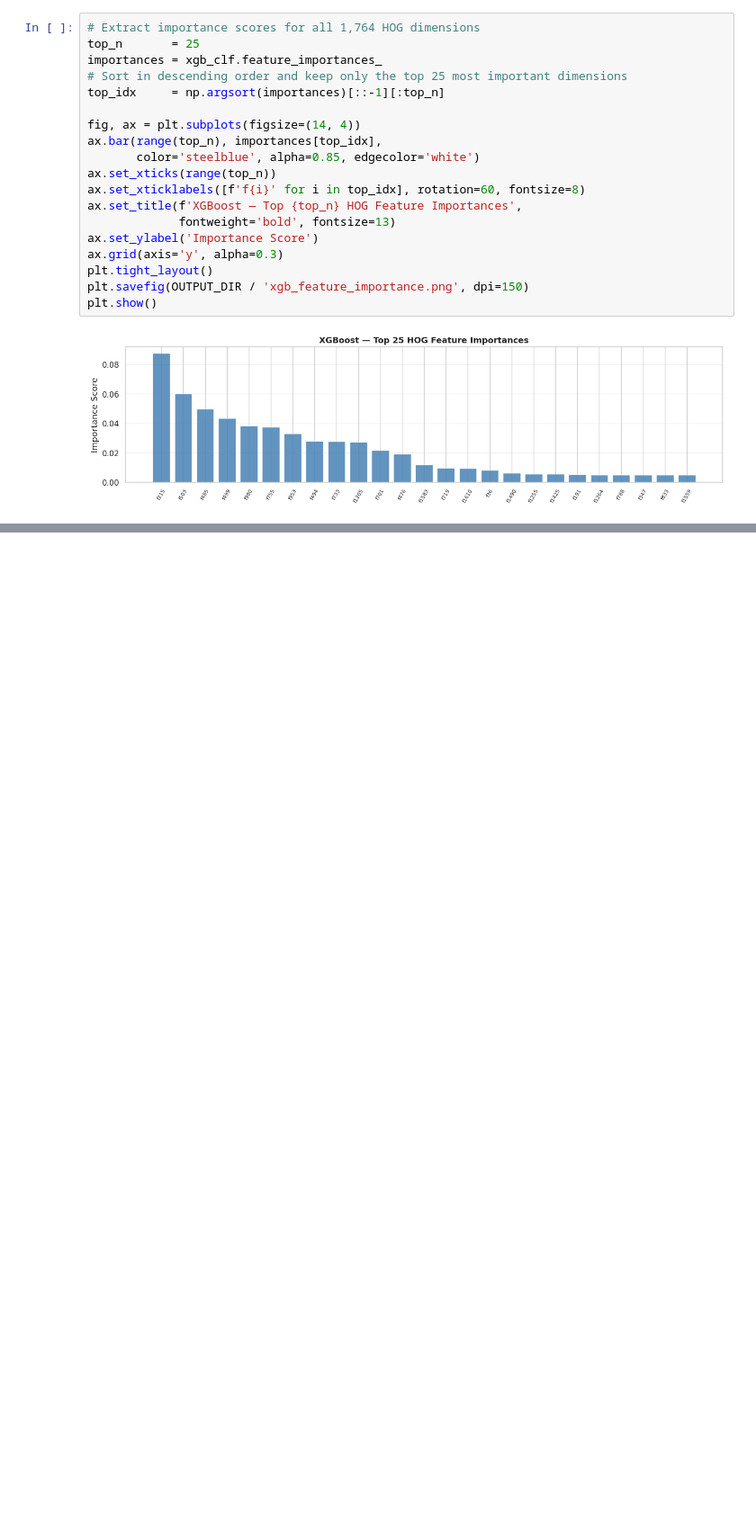
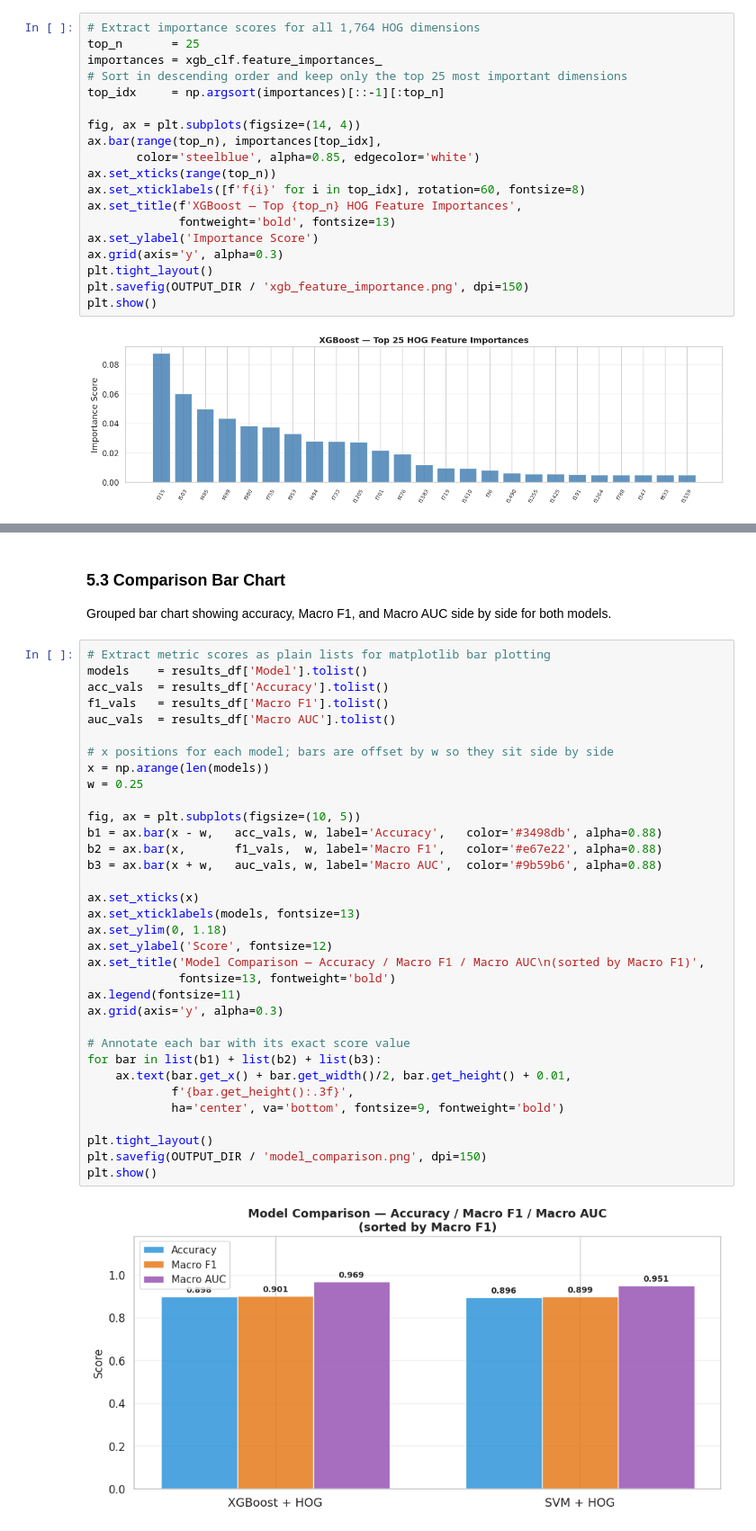
Before and after one commit to YasiniK/multimodal-student-cognitive-load-and-engagement-detection, a Jupyter notebook: Student_Engagement/se_model_training.ipynb, the cells around one changed output, grey strips where cells are left out. Shown at 90% size. Cells and saved outputs as stored; diff of their text form; blank space fills up the shorter version.

```diff
--- a/Student_Engagement/se_model_training.ipynb
+++ b/Student_Engagement/se_model_training.ipynb
@@ -448,0 +524,40 @@ plt.show()
+# %% [markdown]
+### 5.3 Comparison Bar Chart
+
+Grouped bar chart showing accuracy, Macro F1, and Macro AUC side by side for both models.
+# %%
+# Extract metric scores as plain lists for matplotlib bar plotting
+models    = results_df['Model'].tolist()
+acc_vals  = results_df['Accuracy'].tolist()
+f1_vals   = results_df['Macro F1'].tolist()
+auc_vals  = results_df['Macro AUC'].tolist()
+
+# x positions for each model; bars are offset by w so they sit side by side
+x = np.arange(len(models))
+w = 0.25
+
+fig, ax = plt.subplots(figsize=(10, 5))
+b1 = ax.bar(x - w,   acc_vals, w, label='Accuracy',   color='#3498db', alpha=0.88)
+b2 = ax.bar(x,       f1_vals,  w, label='Macro F1',   color='#e67e22', alpha=0.88)
+b3 = ax.bar(x + w,   auc_vals, w, label='Macro AUC',  color='#9b59b6', alpha=0.88)
+
+ax.set_xticks(x)
+ax.set_xticklabels(models, fontsize=13)
+ax.set_ylim(0, 1.18)
+ax.set_ylabel('Score', fontsize=12)
+ax.set_title('Model Comparison — Accuracy / Macro F1 / Macro AUC\n(sorted by Macro F1)',
+             fontsize=13, fontweight='bold')
+ax.legend(fontsize=11)
+ax.grid(axis='y', alpha=0.3)
+
+# Annotate each bar with its exact score value
+for bar in list(b1) + list(b2) + list(b3):
+    ax.text(bar.get_x() + bar.get_width()/2, bar.get_height() + 0.01,
+            f'{bar.get_height():.3f}',
+            ha='center', va='bottom', fontsize=9, fontweight='bold')
+
+plt.tight_layout()
+plt.savefig(OUTPUT_DIR / 'model_comparison.png', dpi=150)
+plt.show()
+# %% [output]
+[figure, added]
```
Also changed, not shown: parts of 7 cells of this notebook.
